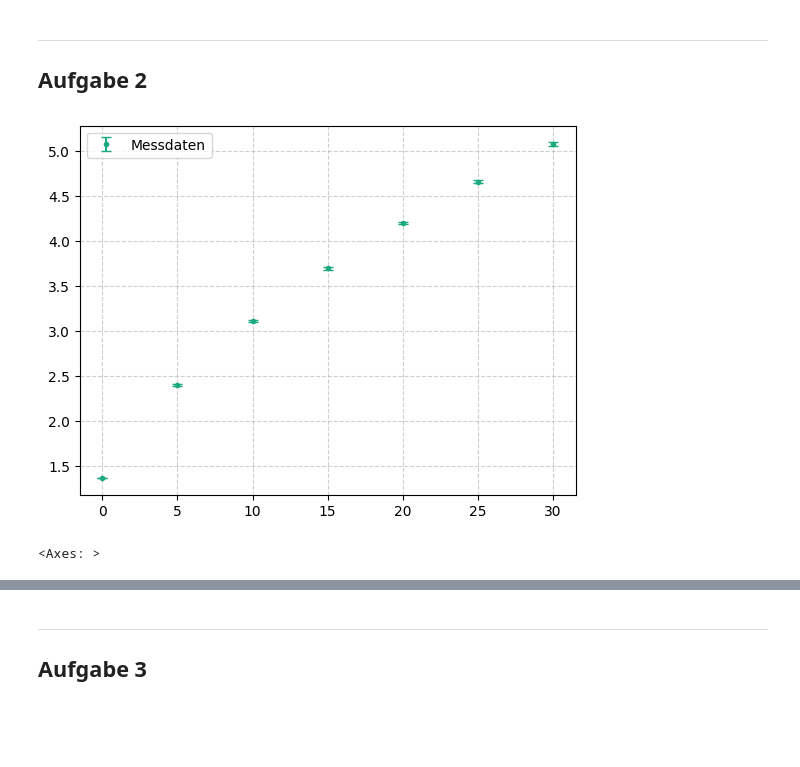
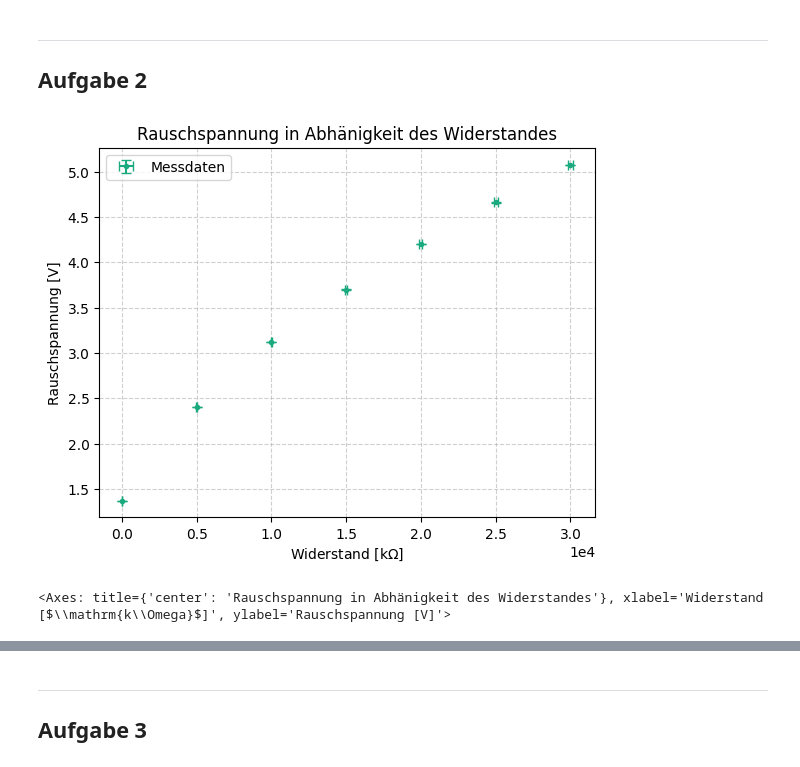
Before and after one commit to FinnZeumer/PAP-2, a Jupyter notebook: Versuche/243/Python/243.ipynb, the cells around one changed output, grey strips where cells are left out. Drawn from its saved outputs; the diff is of its cells as text; code cells hidden in the pictures; blank space fills up the shorter version.

```diff
--- a/Versuche/243/Python/243.ipynb
+++ b/Versuche/243/Python/243.ipynb
@@ -124,17 +125,38 @@ Plot saved to ../img/plots/Frequenzgang_Bandfliter-5K.pdf
 
 ## Aufgabe 2
 # %%
+aufgabe = '2a'
+# Eintragen der Messdaten
 n_messungen = 127
-wid_stands = np.array([0, 5, 10, 15, 20, 25, 30])
+
+# Widerstände vo kOhm in Ohm
+wid_stands = np.array([0, 5, 10, 15, 20, 25, 30]) * 1e3
+
+# Spannung in V (oder in dBV?)
 avg_Vr = np.array([1.3702, 2.4042, 3.1159, 3.6989, 4.201, 4.6594, 5.0751])
 sig_Vr = np.array([0.0054, 0.0093, 0.011, 0.0149, 0.0147, 0.0173, 0.0188])
 err_Vr = sig_Vr/np.sqrt(n_messungen)
 
-plt.errorbar(wid_stands, avg_Vr, sig_Vr, label=fr'Messdaten', fmt='.', capsize=3.5)
-pap.plot_me()
+# Fehler der Bauteile:
+err_wid = 0.005 # pm 0.5% Fehler für Widerstände
+err_vm = 0.003 # pm 0.3% Genauigkeit des Voltmeters
+
+
+plt.errorbar(
+    wid_stands,
+    avg_Vr,
+    err_Vr,
+    wid_stands * err_wid,
+    label=fr'Messdaten',
+    fmt='.',
+    ls='',
+    capsize=3.5
+    )
+
+pap.plot_me('Rauschspannung in Abhänigkeit des Widerstandes', r'Widerstand [$\mathrm{k\Omega}$]', r'Rauschspannung [V]', fr'{plt_save_folder}Spann_va_Wid_{aufgabe}')
 # %% [output]
-[figure, old version]
+[figure, new version]
-<Axes: >
+<Axes: title={'center': 'Rauschspannung in Abhänigkeit des Widerstandes'}, xlabel='Widerstand [$\\mathrm{k\\Omega}$]', ylabel='Rauschspannung [V]'>
 # %%
 aufgabe = '2a'
 pap.plot_general_csv("A2/0k.csv", "x000", "y000",
```
Also changed, not shown: parts of 27 cells of this notebook, 19 other files.
